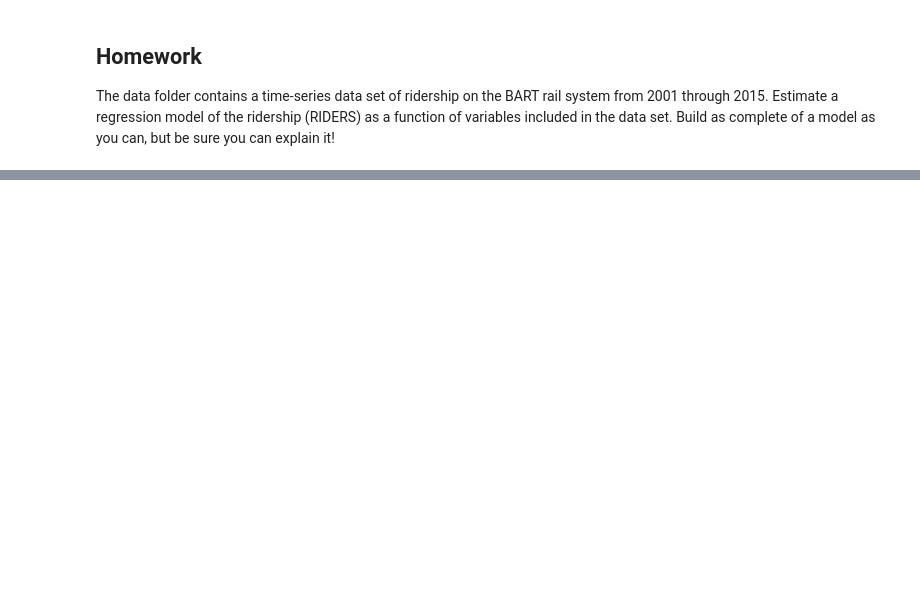
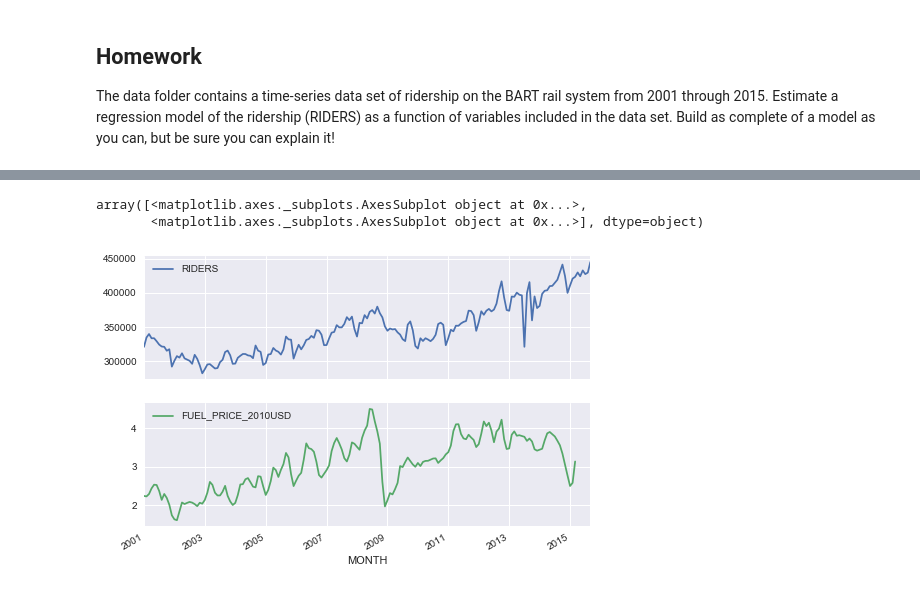
Before and after one commit to kboerger4/ce599-s17, a Jupyter notebook: 22-Time Series/time-series.ipynb, the cells around one changed output, grey strips where cells are left out. Drawn from its saved outputs; the diff is of its cells as text; code cells hidden in the pictures; blank space fills up the shorter version.

```diff
--- a/22-Time Series/time-series.ipynb
+++ b/22-Time Series/time-series.ipynb
@@ -247,3 +247,6 @@ Warnings:
 ## Homework
 
 The data folder contains a time-series data set of ridership on the BART rail system from 2001 through 2015.  Estimate a regression model of the ridership (RIDERS) as a function of variables included in the data set.  Build as complete of a model as you can, but be sure you can explain it!
+# %%
+bartdf = pd.read_csv('data/BARTEstimationFile.csv', parse_dates=['MONTH'], index_col='MONTH')
+bartdf.head()
@@ -249,0 +262,6 @@ The data folder contains a time-series data set of ridership on the BART rail sy
+# %%
+bartdf[['RIDERS','FUEL_PRICE_2010USD']].plot(subplots=True)
+# %% [output]
+array([<matplotlib.axes._subplots.AxesSubplot object at 0x...>,
+       <matplotlib.axes._subplots.AxesSubplot object at 0x...>], dtype=object)
+[figure, added]
```
Also changed, not shown: parts of 8 cells of this notebook.
